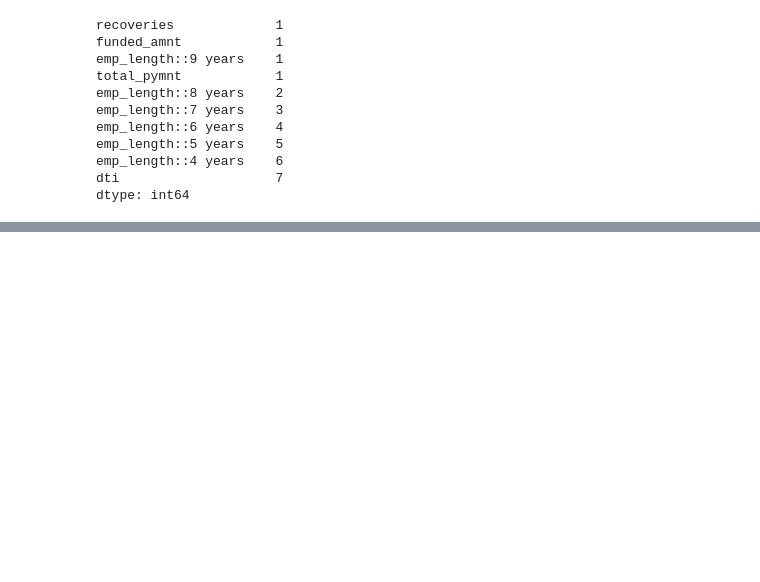
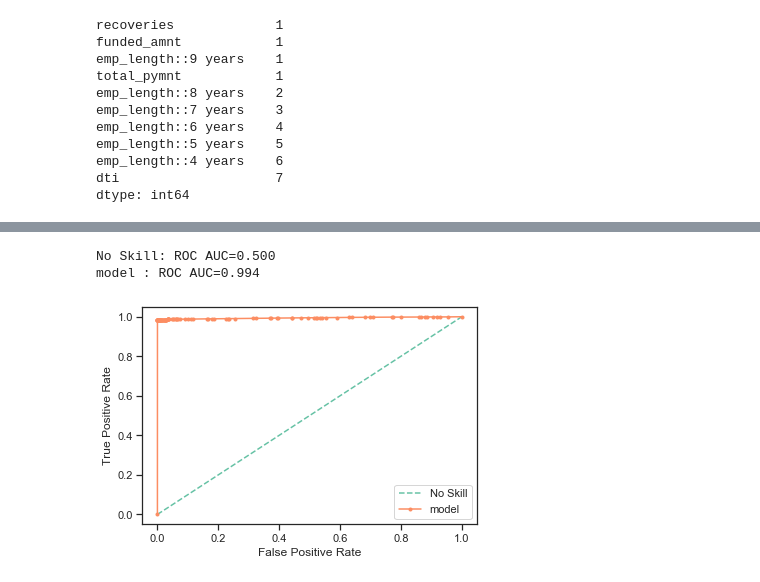
Before and after one commit to Fredak24/DataScience, a Jupyter notebook: HW2/Homework2_Part1.ipynb, the cells around one changed output, grey strips where cells are left out. Drawn from its saved outputs; the diff is of its cells as text; code cells hidden in the pictures; blank space fills up the shorter version.

```diff
--- a/HW2/Homework2_Part1.ipynb
+++ b/HW2/Homework2_Part1.ipynb
@@ -266,0 +366,6 @@ Normalized confusion matrix
+# %%
+plot_roc_curve_1(model, 'model', X_test_data, y_test)
+# %% [output]
+No Skill: ROC AUC=0.500
+model : ROC AUC=0.994
+[figure, added]
```
Also changed, not shown: parts of 12 cells of this notebook, 13 other files.
